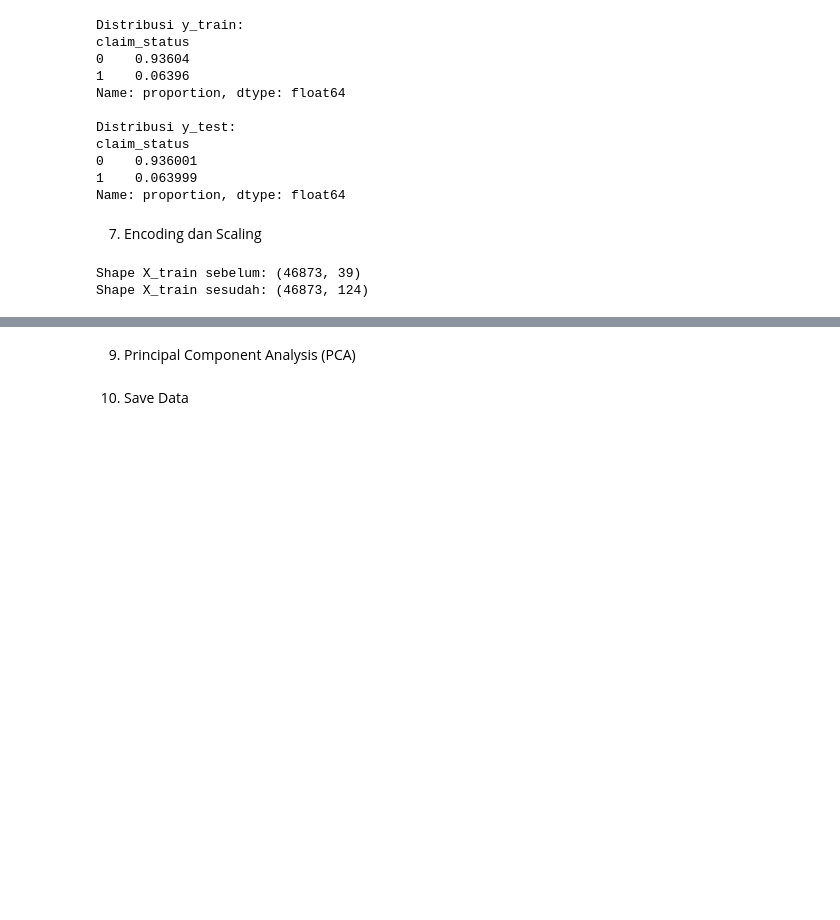
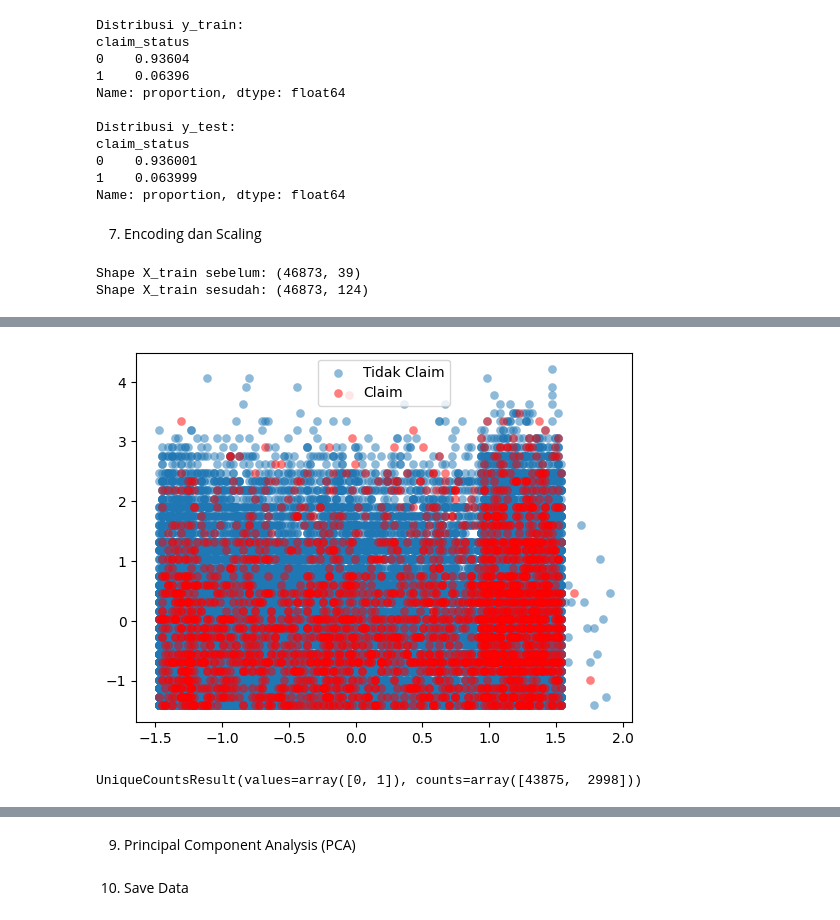
Before and after one commit to iwacooy/LAI25-RM096, a Jupyter notebook: Capstone.ipynb, the cells around one changed output, grey strips where cells are left out. Saved outputs shown, nothing was run; the diff lists cells and outputs as text; code cells hidden in the pictures; blank space fills up the shorter version.

```diff
--- a/Capstone.ipynb
+++ b/Capstone.ipynb
@@ -438,0 +457,6 @@ Shape X_train sesudah: (46873, 124)
+# %%
+# Konversi tipe data dari train set menjadi NumPy array
+X_array = np.array(X_train_preprocessed)
+y_array = np.array(y_train)
+print(X_array)
+print(y_array)
@@ -438,0 +478,28 @@ Shape X_train sesudah: (46873, 124)
+# %%
+def plot_data(X, y):
+    """
+    Visualisasi persebaran titik dari label antara nilai dua fiturnya
+
+    Parameters:
+        X (NumPy array): data dari train set untuk fitur
+        y (NumPy array): data dari train set untuk label
+
+    Return:
+        Menampilkan scatter plot untuk persebaran titik dari label antara nilai dua fiturnya
+    """
+    plt.scatter(X[y == 0, 0], X[y == 0, 2], label="Tidak Claim", alpha=0.5, linewidth=0.15)
+    plt.scatter(
+        X[y == 1, 0], X[y == 1, 2], label="Claim", alpha=0.5, linewidth=0.15, c="r"
+    )
+    plt.legend()
+    return plt.show()
+# %%
+# Tampilan sebaran titik label sebelum dilakukan oversampling menggunakan SMOTE
+plot_data(X_array, y_array)
+# %% [output]
+[figure, added]
+# %%
+# Menampilkan komposisi jumlah data berlabel claim (1) dan tidak claim (0) sebelum dilakukan oversampling
+np.unique_counts(y_array)
+# %% [output]
+UniqueCountsResult(values=array([0, 1]), counts=array([43875,  2998]))
```
Also changed, not shown: parts of 8 cells of this notebook.
